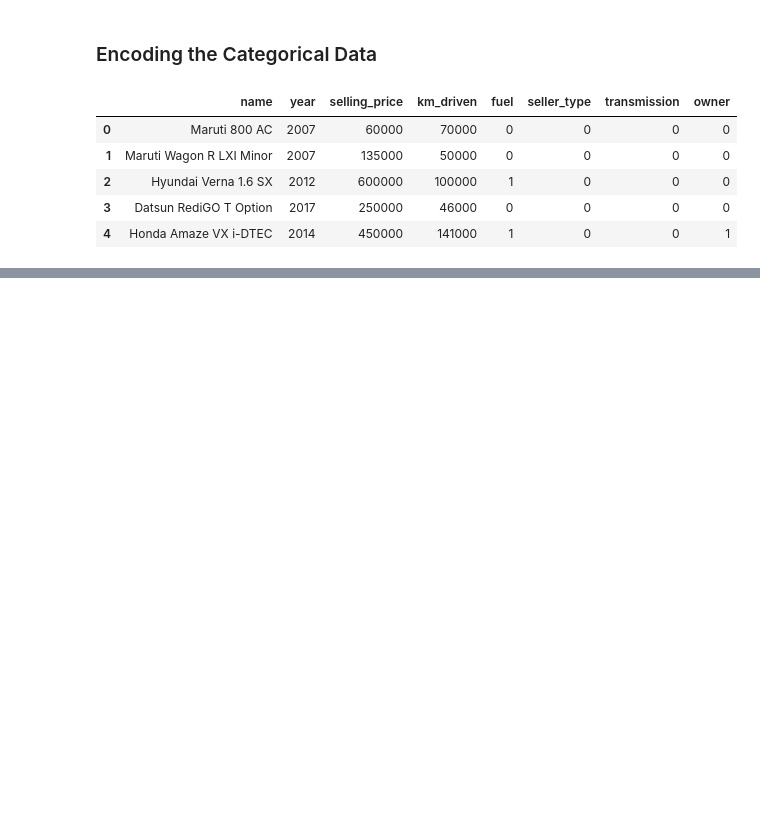
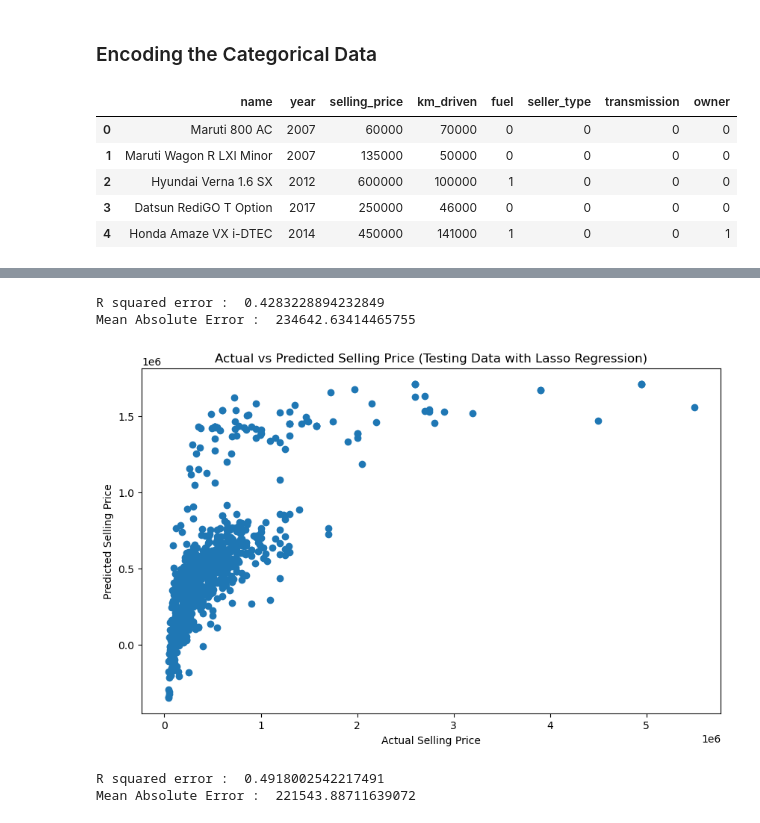
Before and after one commit to gargdivyansh1/MachineLearningProjects, a Jupyter notebook: Car Price Prediction/first.ipynb, the cells around one changed output, grey strips where cells are left out. Drawn from its saved outputs; the diff is of its cells as text; code cells hidden in the pictures; blank space fills up the shorter version.

```diff
--- a/Car Price Prediction/first.ipynb
+++ b/Car Price Prediction/first.ipynb
@@ -112,0 +189,39 @@ car_data.head()
+# %%
+## predicting on training data
+
+training_data_prediction = model1.predict(X_train)
+
+# R squared error
+error_score = metrics.r2_score(Y_train, training_data_prediction)
+print("R squared error : ", error_score)
+
+# mean absolute error
+mae = metrics.mean_absolute_error(training_data_prediction, Y_train)
+print("Mean Absolute Error : ", mae)
+# %% [output]
+R squared error :  0.4283228894232849
+Mean Absolute Error :  234642.63414465755
+# %%
+plt.figure(figsize=(10, 6))
+plt.scatter(Y_test, testing_data_prediction)
+plt.xlabel("Actual Selling Price")
+plt.ylabel("Predicted Selling Price")
+plt.title("Actual vs Predicted Selling Price (Testing Data with Lasso Regression)")
+plt.show()
+# %% [output]
+[figure, added]
+# %%
+## predicting on testing data
+
+testing_data_prediction = model.predict(X_test)
+
+# R squared error
+error_score = metrics.r2_score(Y_test, testing_data_prediction)
+print("R squared error : ", error_score)
+
+# mean absolute error
+mae = metrics.mean_absolute_error(testing_data_prediction, Y_test)
+print("Mean Absolute Error : ", mae)
+# %% [output]
+R squared error :  0.4918002542217491
+Mean Absolute Error :  221543.88711639072
```
Also changed, not shown: parts of 15 cells of this notebook.
